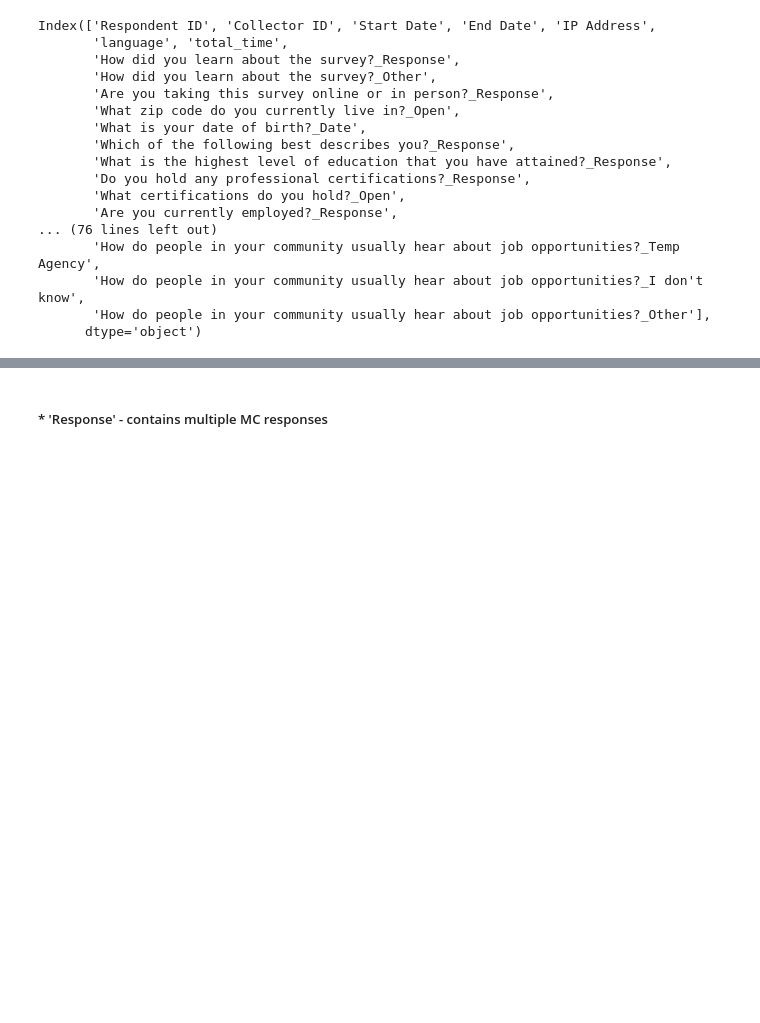
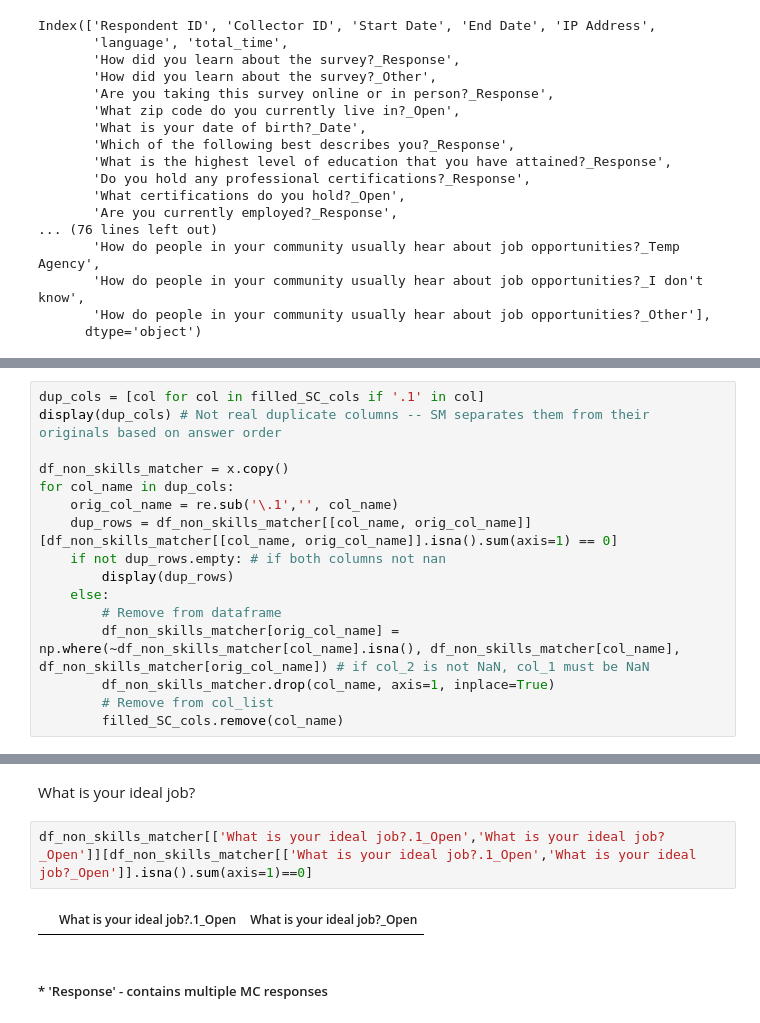
Before and after one commit to apsocarras/career-onestop, a Jupyter notebook: open-ended-analysis.ipynb, the cells around one changed output, grey strips where cells are left out. Saved outputs shown, nothing was run; the diff lists cells and outputs as text; blank space fills up the shorter version.

Commit message:
clear 'duplicate' cols

```diff
--- a/open-ended-analysis.ipynb
+++ b/open-ended-analysis.ipynb
@@ -928,0 +894,16 @@ Index(['Respondent ID', 'Collector ID', 'Start Date', 'End Date', 'IP Address',
+# %%
+dup_cols = [col for col in filled_SC_cols if '.1' in col]
+display(dup_cols) # Not real duplicate columns -- SM separates them from their originals based on answer order
+
+df_non_skills_matcher = x.copy()
+for col_name in dup_cols:
+    orig_col_name = re.sub('\.1','', col_name)
+    dup_rows = df_non_skills_matcher[[col_name, orig_col_name]][df_non_skills_matcher[[col_name, orig_col_name]].isna().sum(axis=1) == 0]
+    if not dup_rows.empty: # if both columns not nan
+        display(dup_rows)
+    else:
+        # Remove from dataframe
+        df_non_skills_matcher[orig_col_name] = np.where(~df_non_skills_matcher[col_name].isna(), df_non_skills_matcher[col_name], df_non_skills_matcher[orig_col_name]) # if col_2 is not NaN, col_1 must be NaN
+        df_non_skills_matcher.drop(col_name, axis=1, inplace=True)
+        # Remove from col_list
+        filled_SC_cols.remove(col_name)
@@ -960,3 +1004,9 @@ ans_cols
+# %% [markdown]
+What is your ideal job?
+# %%
+df_non_skills_matcher[['What is your ideal job?.1_Open','What is your ideal job?_Open']][df_non_skills_matcher[['What is your ideal job?.1_Open','What is your ideal job?_Open']].isna().sum(axis=1)==0]
+# %% [output]
+|  | What is your ideal job?.1_Open | What is your ideal job?_Open |
 # %% [markdown]
 ##### * 'Response' - contains multiple MC responses
 # %%
```
Also changed, not shown: parts of 19 cells of this notebook.
